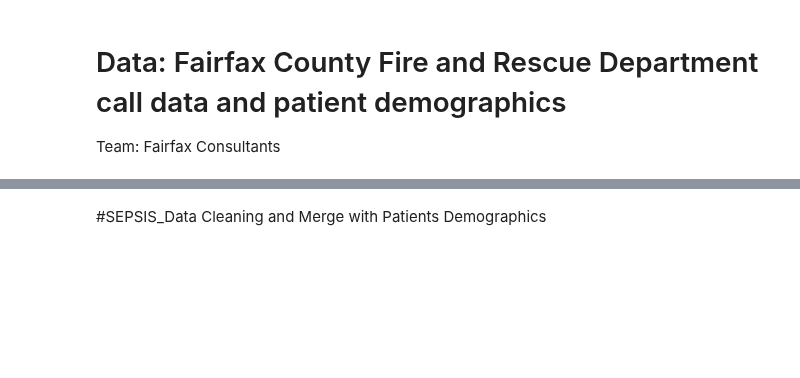
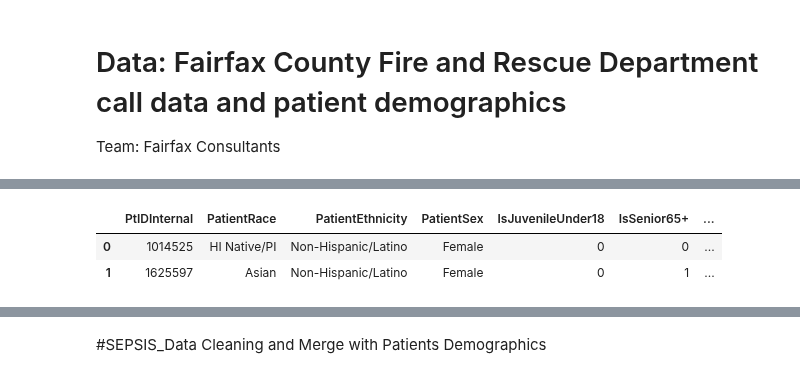
Before and after one commit to blesssong2020/Fairfax-Consultants---Summer2022-DEAN690, a Jupyter notebook: FFConsultants.ipynb, the cells around one changed output, grey strips where cells are left out. Cells and saved outputs as stored; diff of their text form; code cells hidden in the pictures; blank space fills up the shorter version.

```diff
--- a/FFConsultants.ipynb
+++ b/FFConsultants.ipynb
@@ -111,5 +236,11 @@ PatDemo.head(2)
 # %%
 #rename patient demographic column 'Patient_ID_Internal' to 'PtIDInternal'
+#to sync with the rest of the data sets,STEMI,SEPSIS and STROKE
 PatDemo.rename(columns = {'Patient_ID_Internal':'PtIDInternal'}, inplace = True)
+PatDemo.head(2)
+# %% [output]
+|  | PtIDInternal | PatientRace | PatientEthnicity | PatientSex | IsJuvenileUnder18 | IsSenior65+ | ... |
+| 0 | 1014525 | HI Native/PI | Non-Hispanic/Latino | Female | 0 | 0 | ... |
+| 1 | 1625597 | Asian | Non-Hispanic/Latino | Female | 0 | 1 | ... |
 # %%
 #Count of unique values in each rows for each column
```
Also changed, not shown: parts of 40 cells of this notebook.
